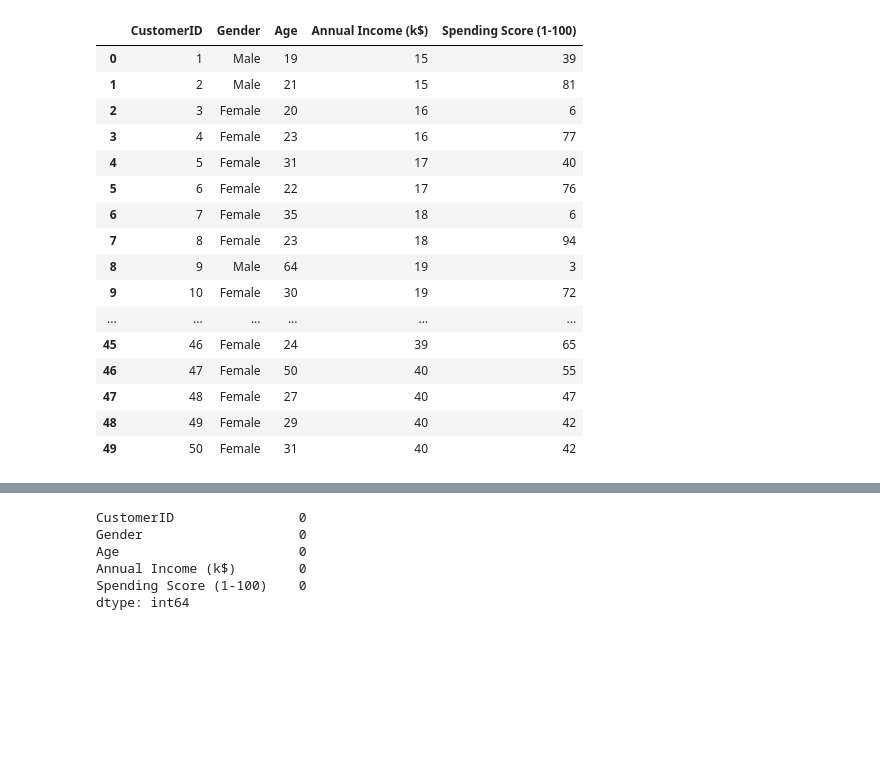
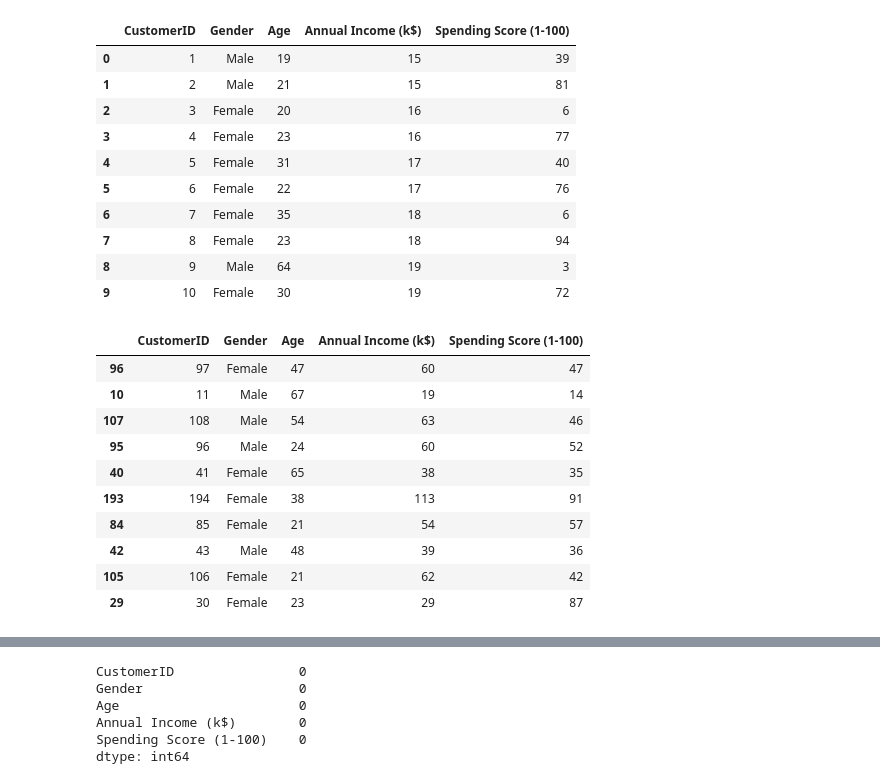
Before and after one commit to aditishraq/Exploratory-Data-Analysis, a Jupyter notebook: Untitled.ipynb, the cells around one changed output, grey strips where cells are left out. Saved outputs shown, nothing was run; the diff lists cells and outputs as text; code cells hidden in the pictures; blank space fills up the shorter version.

```diff
--- a/Untitled.ipynb
+++ b/Untitled.ipynb
@@ -7,22 +7,30 @@ import matplotlib.pyplot as plt
 %matplotlib inline
 # %%
 data= pd.read_csv("Mall_Customers.csv")
-data.head(50)
+data.head(10)
 # %% [output]
 |  | CustomerID | Gender | Age | Annual Income (k$) | Spending Score (1-100) |
 | 0 | 1 | Male | 19 | 15 | 39 |
 | 1 | 2 | Male | 21 | 15 | 81 |
 | 2 | 3 | Female | 20 | 16 | 6 |
 | 3 | 4 | Female | 23 | 16 | 77 |
 | 4 | 5 | Female | 31 | 17 | 40 |
 | 5 | 6 | Female | 22 | 17 | 76 |
 | 6 | 7 | Female | 35 | 18 | 6 |
 | 7 | 8 | Female | 23 | 18 | 94 |
 | 8 | 9 | Male | 64 | 19 | 3 |
 | 9 | 10 | Female | 30 | 19 | 72 |
-| ... | ... | ... | ... | ... | ... |
-| 45 | 46 | Female | 24 | 39 | 65 |
-| 46 | 47 | Female | 50 | 40 | 55 |
-| 47 | 48 | Female | 27 | 40 | 47 |
-| 48 | 49 | Female | 29 | 40 | 42 |
-| 49 | 50 | Female | 31 | 40 | 42 |
+# %%
+data.sample(10)
+# %% [output]
+|  | CustomerID | Gender | Age | Annual Income (k$) | Spending Score (1-100) |
+| 96 | 97 | Female | 47 | 60 | 47 |
+| 10 | 11 | Male | 67 | 19 | 14 |
+| 107 | 108 | Male | 54 | 63 | 46 |
+| 95 | 96 | Male | 24 | 60 | 52 |
+| 40 | 41 | Female | 65 | 38 | 35 |
+| 193 | 194 | Female | 38 | 113 | 91 |
+| 84 | 85 | Female | 21 | 54 | 57 |
+| 42 | 43 | Male | 48 | 39 | 36 |
+| 105 | 106 | Female | 21 | 62 | 42 |
+| 29 | 30 | Female | 23 | 29 | 87 |
```
Also changed, not shown: parts of 7 cells of this notebook.
